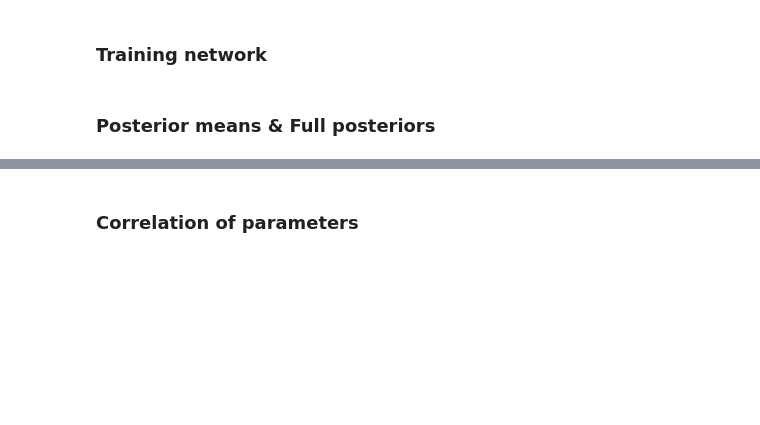
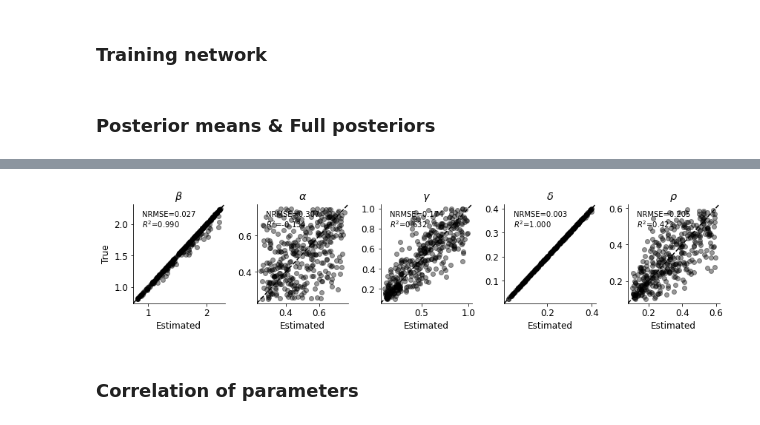
Before and after one commit to juan190199/InfectiousDiseases, a Jupyter notebook: InfectiousDisease/regression_model.ipynb, the cells around one changed output, grey strips where cells are left out. Cells and saved outputs as stored; diff of their text form; code cells hidden in the pictures; blank space fills up the shorter version.

Commit message:
~// Plot of posteriors random sample

```diff
--- a/InfectiousDisease/regression_model.ipynb
+++ b/InfectiousDisease/regression_model.ipynb
@@ -198,3 +190,9 @@ plot_true_est_posterior(model, 2000, parameter_names, font_size=8,
+# %%
+fsel_sample, ftheta_test, fx_test = est_sanity_checks(sel_sample, theta_test, x_test)
+# %%
+plot_true_est_scatter(model, fx_test, ftheta_test, n_samples_posterior, parameter_names, figsize=(12, 3), theta_approx_means=fsel_sample)
+# %% [output]
+[figure, added]
 # %% [markdown]
 ### Correlation of parameters
 # %%
```
Also changed, not shown: parts of 13 cells of this notebook.
